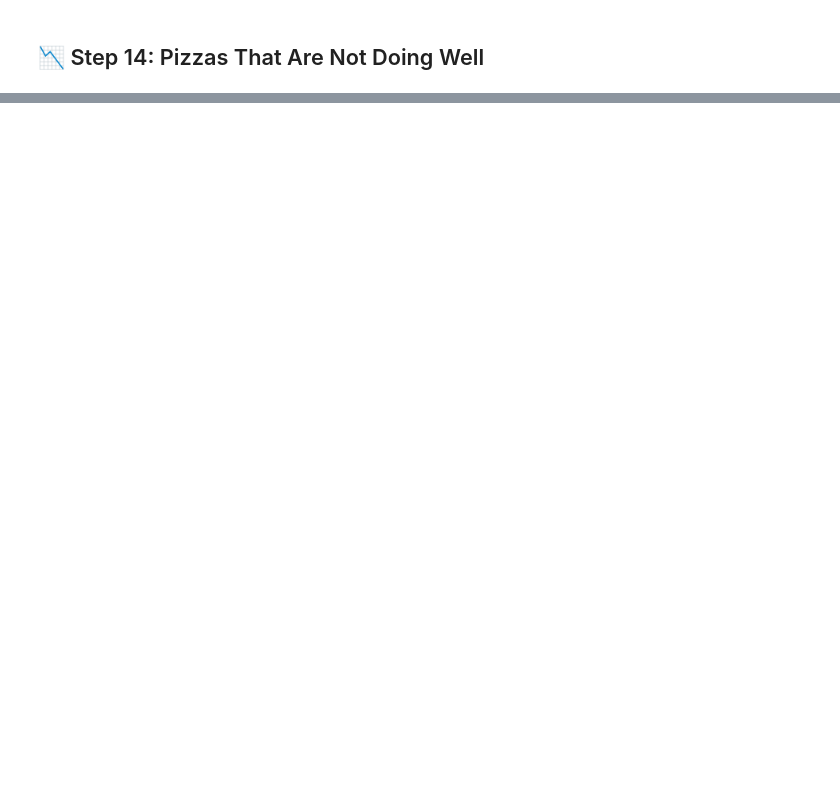
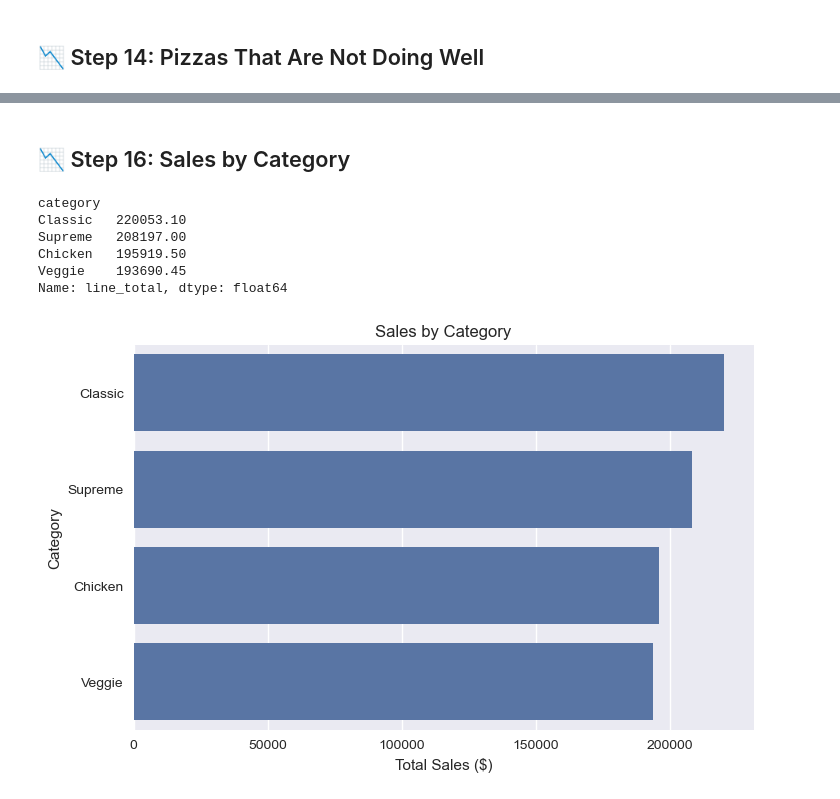
Before and after one commit to MartinKyng/Projects, a Jupyter notebook: pizza_sales_analysis.ipynb, the cells around one changed output, grey strips where cells are left out. Cells and saved outputs as stored; diff of their text form; code cells hidden in the pictures; blank space fills up the shorter version.

```diff
--- a/pizza_sales_analysis.ipynb
+++ b/pizza_sales_analysis.ipynb
@@ -163,0 +251,21 @@ Summarize key findings:
+# %% [markdown]
+## 📉 Step 16: Sales by Category
+# %%
+# Sales by category
+category_sales = full_data.groupby('category')['line_total'].sum().sort_values(ascending=False)
+print(category_sales)
+
+plt.figure(figsize=(8,5))
+sns.barplot(x=category_sales.values, y=category_sales.index)
+plt.title('Sales by Category')
+plt.xlabel('Total Sales ($)')
+plt.ylabel('Category')
+plt.show()
+# %% [output]
+category
+Classic   220053.10
+Supreme   208197.00
+Chicken   195919.50
+Veggie    193690.45
+Name: line_total, dtype: float64
+[figure, added]
```
Also changed, not shown: parts of 21 cells of this notebook.
